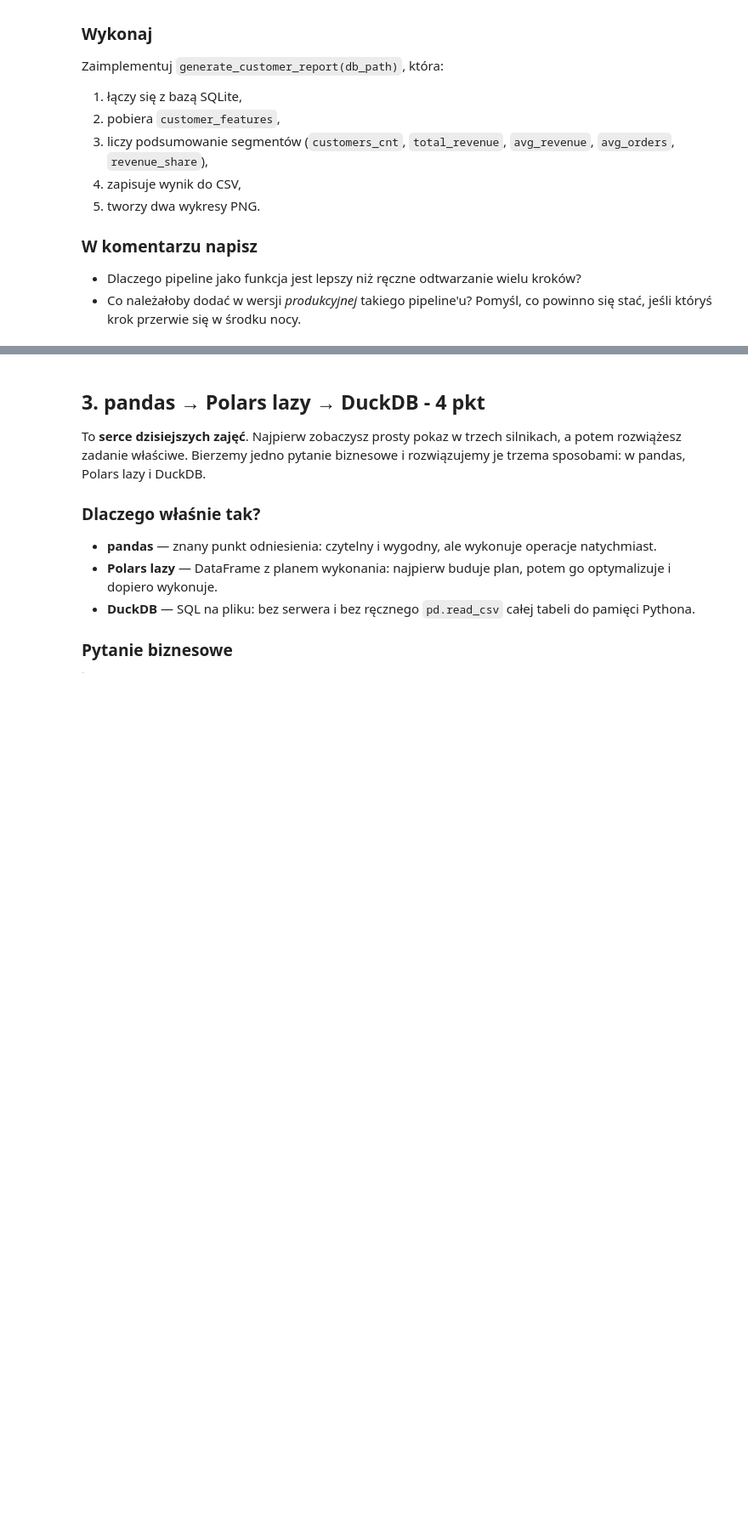
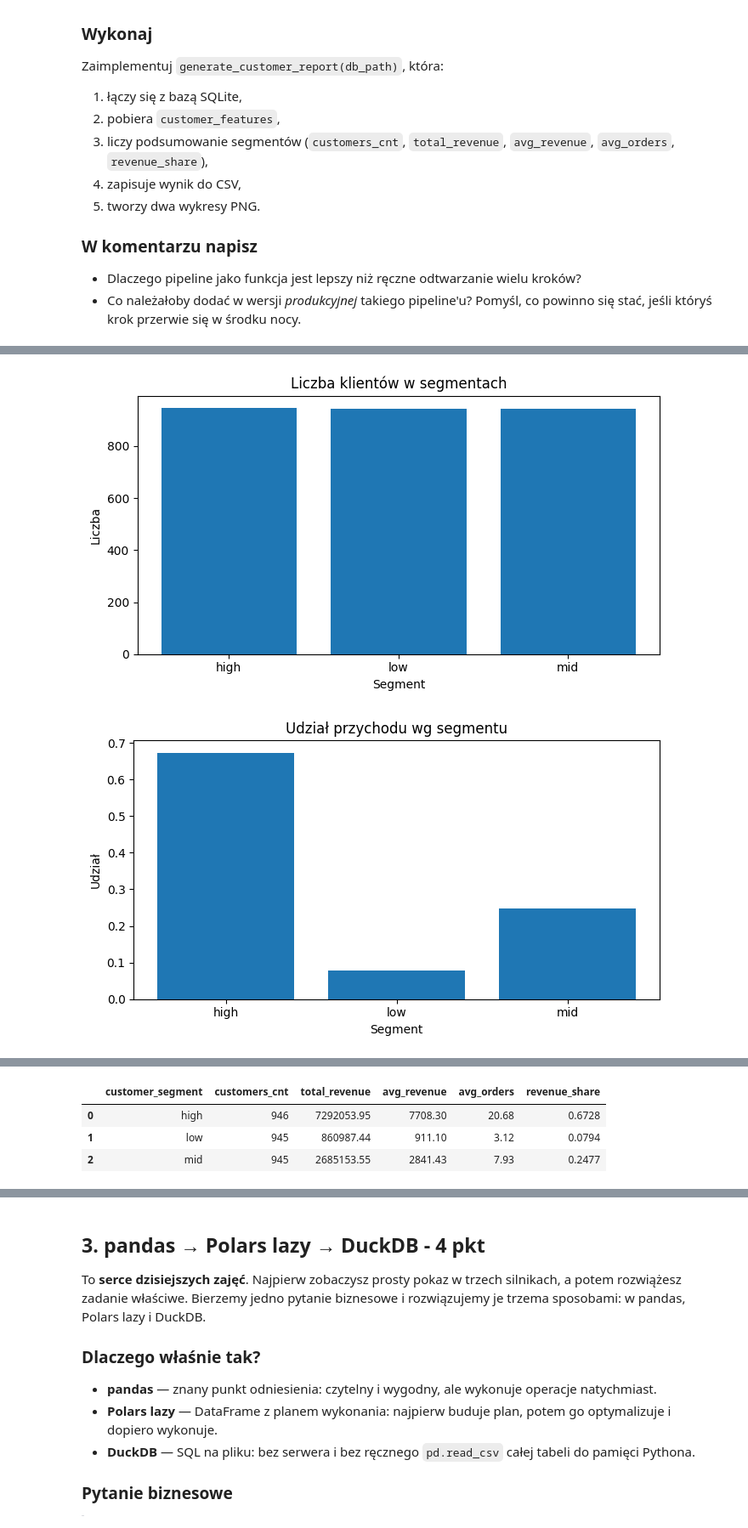
Before and after one commit to PickyRacoon/bazy_danych_ds, a Jupyter notebook: lab-python-db/notebooks/Bazy danych i Python cz II.ipynb, the cells around one changed output, grey strips where cells are left out. Shown at 85% size. Cells and saved outputs as stored; diff of their text form; code cells hidden in the pictures; blank space fills up the shorter version.

```diff
--- a/lab-python-db/notebooks/Bazy danych i Python cz II.ipynb
+++ b/lab-python-db/notebooks/Bazy danych i Python cz II.ipynb
@@ -544,13 +657,24 @@ def generate_customer_report(db_path, output_dir="output/reports"):
     # Pokaz: customers_cnt, total_revenue, avg_revenue, avg_orders.
     # Hint: .groupby("customer_segment", as_index=False, observed=True).agg(...)
 
-    segment_summary = ...    # <- wpisz tu DataFrame
+    segment_summary = customers.groupby(
+        "customer_segment",
+        as_index=False,
+        observed=True
+    ).agg(
+        customers_cnt=("customer_id", "count"),
+        total_revenue=("total_revenue", "sum"),
+        avg_revenue=("total_revenue", "mean"),
+        avg_orders=("orders_cnt", "mean")
+    )
 
     # UZUPEŁNIJ:
     # Dodaj kolumnę revenue_share = udział segmentu w sumie total_revenue.
     # Hint: segment_summary["total_revenue"] / segment_summary["total_revenue"].sum()
 
-    segment_summary["revenue_share"] = ...    # <- wpisz tu
+    segment_summary["revenue_share"] = (
+        segment_summary["total_revenue"] / segment_summary["total_revenue"].sum()
+    )
 
     # Zaokrąglenie — wypełnione
     for col in ["total_revenue", "avg_revenue", "avg_orders", "revenue_share"]:
@@ -581,3 +705,4 @@ def generate_customer_report(db_path, output_dir="output/reports"):
 
 report = generate_customer_report(clean_db_path)
 report["segment_summary"]
+# %% [output]
@@ -583,0 +712,2 @@ report["segment_summary"]
+[figure, added]
+[figure, added]
@@ -584,3 +715,7 @@ report["segment_summary"]
+|  | customer_segment | customers_cnt | total_revenue | avg_revenue | avg_orders | revenue_share |
+| 0 | high | 946 | 7292053.95 | 7708.30 | 20.68 | 0.6728 |
+| 1 | low | 945 | 860987.44 | 911.10 | 3.12 | 0.0794 |
+| 2 | mid | 945 | 2685153.55 | 2841.43 | 7.93 | 0.2477 |
 # %% [markdown]
 **Twój komentarz** (4-6 zdań — zalety pipeline-jako-funkcji + co dodać w produkcji):
 
```
Also changed, not shown: parts of 15 cells of this notebook.
